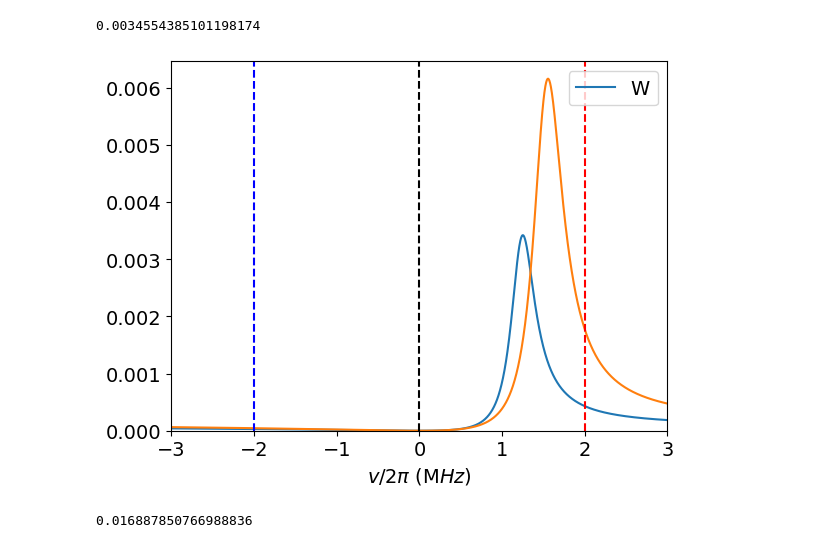
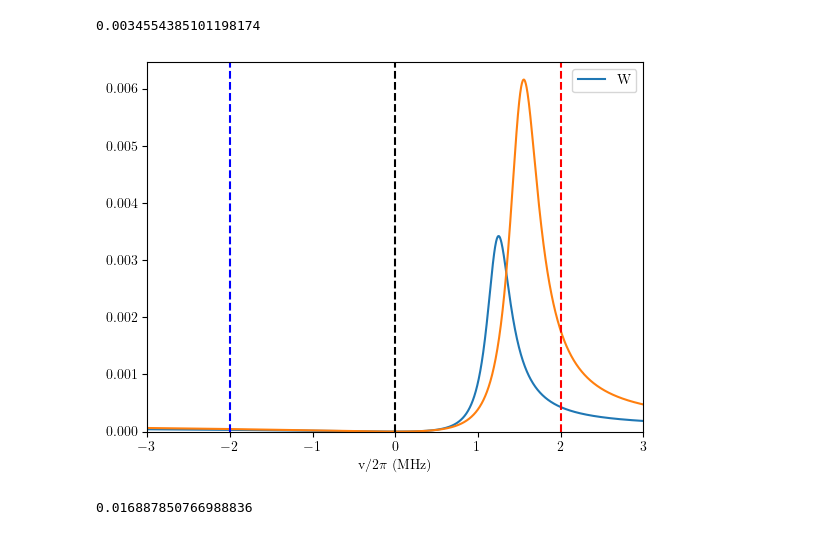
Before and after one commit to katyafouka/multi_eit, a Jupyter notebook: double_EIT/double_eit_abs_plots.ipynb, the cells around one changed output. Cells and saved outputs as stored; diff of their text form; code cells hidden in the pictures.

```diff
--- a/double_EIT/double_eit_abs_plots.ipynb
+++ b/double_EIT/double_eit_abs_plots.ipynb
@@ -56,8 +65,6 @@ def pope(Gamma,Omegasp,Omegasm,Omegap,Deltad,Deltap,deltab,Dmin,Dmax,nn):
         pop_e.append(expect(e*e.dag(),rho))
 
     return pop_e
-# %%
-plt.rcParams.update({'font.size': 14})
 # %%
 #parameters 1/2π (MHz) following notation from  PRL 126, 023604
 Gamma = 20
@@ -530,21 +543,21 @@ for v in tqdm(np.linspace(Dmin_,Dmax_,nn_)):
 # %%
 plt.figure()
 #plt.plot(np.linspace(-10*GammaJgJe,20*GammaJgJe,200),pope1)
 plt.plot(np.linspace(Dmin_,Dmax_,nn_),Ss,label='W')
 plt.plot(np.linspace(Dmin_,Dmax_,nn_),Ss1)
-plt.xlabel('$v/2π \ (ΜHz)$')
+plt.xlabel('v$/2\pi$ (MHz)')
 plt.ylim(0)
 plt.axvline(omega, linestyle='--',color='red')
 plt.axvline(0, linestyle='--',color='black')
 plt.axvline(-omega, linestyle='--',color='blue')
 
 plt.xlim(-3,3)
 plt.legend()
 
 
 plt.show()
 # %% [output]
-[figure, old version]
+[figure, new version]
 # %%
 Gamma = 20
 Deltad = 60
```
Also changed, not shown: parts of 21 cells of this notebook.
